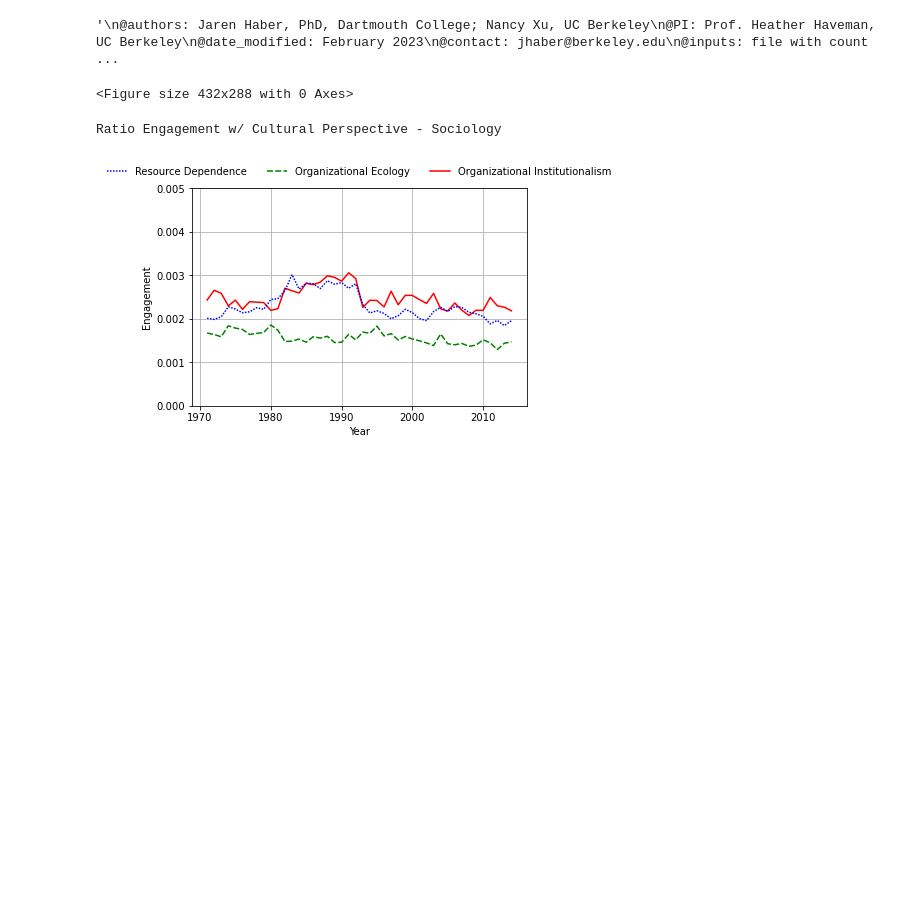
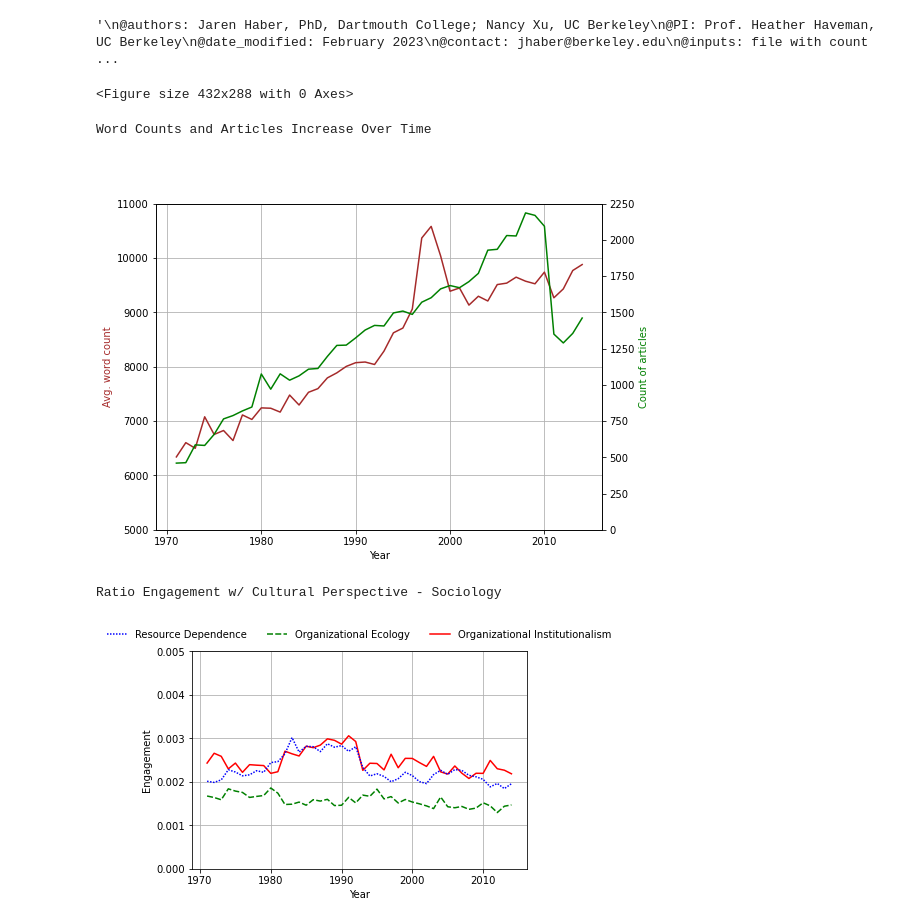
Before and after one commit to h2researchgroup/embeddings, a Jupyter notebook: validate/plot_engagement.ipynb, the cells around one changed output. Drawn from its saved outputs; the diff is of its cells as text; code cells hidden in the pictures; blank space fills up the shorter version.

Commit message:
add article and word counts plots

```diff
--- a/validate/plot_engagement.ipynb
+++ b/validate/plot_engagement.ipynb
@@ -106,6 +106,40 @@ df_50_long_mgmt['Perspective'] = np.select(persp_conditions, persp_values)
 # Color scheme:
 # org ecol = green dashed line, res depce = blue dotted line, org instl = red solid line
 custom_palette = ['red', 'green', 'blue']
+# %%
+## Article counts and average word counts over time
+
+df_avg_wordcount = df[['wordCount','publicationYear']].groupby(by='publicationYear').mean().reset_index()
+df_article_count = df.groupby(by='publicationYear').article_id.nunique().reset_index()
+
+fig, ax1 = plt.subplots() # initialize figure and plots
+ax2 = ax1.twinx() # applies twinx to ax2, the second y axis
+
+# Create plots
+sns.lineplot(x="publicationYear", y="wordCount", data=df_avg_wordcount, color='brown', ax = ax1)
+sns.lineplot(x="publicationYear", y="article_id", data=df_article_count, color='green', ax = ax2)
+
+# Configure axes
+ax1.set(xlabel='Year', ylim=(5000, 11000))
+ax1.set_ylabel('Avg. word count', color='brown')
+ax2.set_ylabel('Count of articles', color='green')
+ax2.set(ylim=(0, 2250))
+ax1.grid()
+
+title = 'Word Counts and Articles Increase Over Time'
+print(title)
+
+handles, labels = ax2.get_legend_handles_labels()
+ax2.legend(handles[::-1], labels[::-1], loc='upper center', bbox_to_anchor=(0.5, 1.14), ncol=2, frameon=False)
+
+fig.set_size_inches(8, 6)
+thisday = date.today().strftime("%m%d%y") # get current date
+fname = f"words_articles_counts_{thisday}"
+plt.savefig(join(FIGURES_HOME, fname + ".png"), dpi=1200, bbox_inches="tight")
+plt.show()
+# %% [output]
+Word Counts and Articles Increase Over Time
+[figure, added]
 # %%
 # All perspectives: Sociology (mean)
 ax = sns.lineplot(x="Year", y="Engagement", data=df_avg_long_soc,
```
Also changed, not shown: parts of 10 cells of this notebook, 3 other files.
